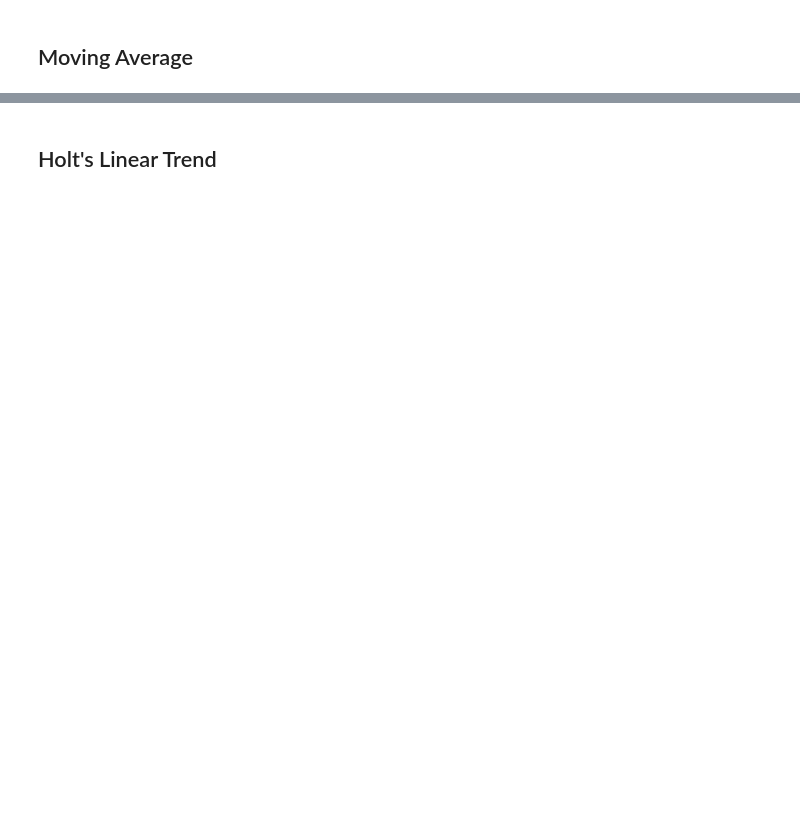
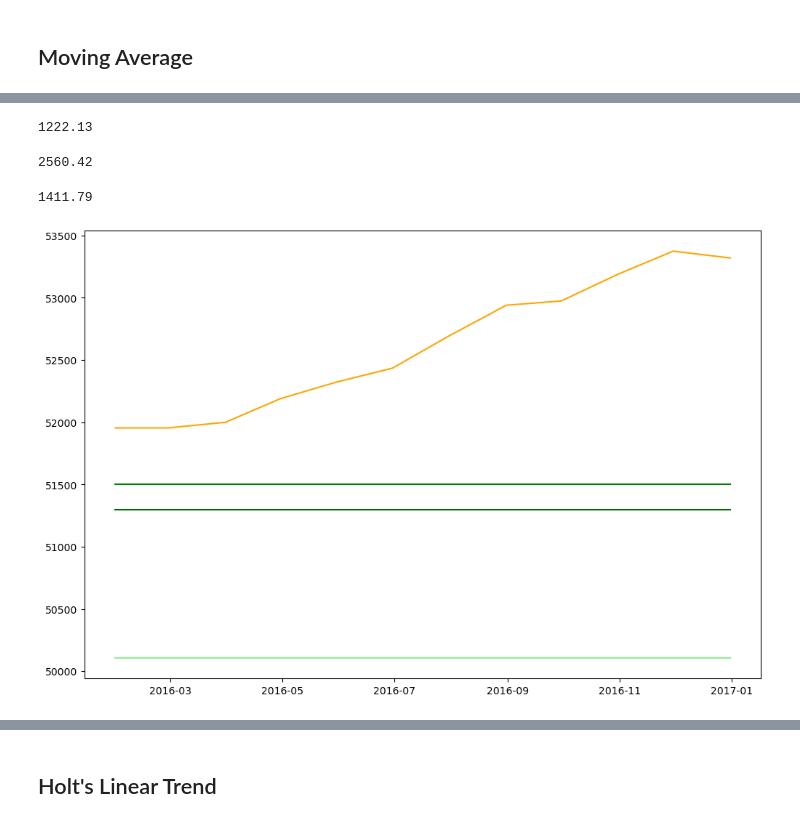
Before and after one commit to Marc-Aradillas/time-series-exercises, a Jupyter notebook: model.ipynb, the cells around one changed output, grey strips where cells are left out. Drawn from its saved outputs; the diff is of its cells as text; code cells hidden in the pictures; blank space fills up the shorter version.

```diff
--- a/model.ipynb
+++ b/model.ipynb
@@ -185,0 +371,3 @@ train.shape, val.shape, test.shape
+# %%
+one_month_rolling = round(month_train.rolling(1).mean()[-1], 2)
+one_month_rolling
@@ -185,0 +378,3 @@ train.shape, val.shape, test.shape
+# %%
+six_month_rolling = round(month_train.rolling(1).mean()[-6], 2)
+six_month_rolling
@@ -185,0 +385,3 @@ train.shape, val.shape, test.shape
+# %%
+weekly_rolling = round(month_train.rolling(4).mean()[-1], 2)
+weekly_rolling
@@ -185,0 +390,7 @@ train.shape, val.shape, test.shape
+# %%
+preds = pd.DataFrame({'actual': month_val,
+                      'one_month_rolling': one_month_rolling,
+                     'six_month_rolling': six_month_rolling,
+                     'weekly_rolling': weekly_rolling})
+
+preds.head()
@@ -185,0 +409,21 @@ train.shape, val.shape, test.shape
+# %%
+eval_preds(preds, 'one_month_rolling')
+# %% [output]
+1222.13
+# %%
+eval_preds(preds, 'six_month_rolling')
+# %% [output]
+2560.42
+# %%
+eval_preds(preds, 'weekly_rolling')
+# %% [output]
+1411.79
+# %%
+plt.figure(figsize=[12,8])
+plt.plot(preds['actual'], c='orange')
+plt.plot(preds['one_month_rolling'], c='green')
+plt.plot(preds['six_month_rolling'], c='lightgreen')
+plt.plot(preds['weekly_rolling'], c='darkgreen')
+plt.show()
+# %% [output]
+[figure, added]
```
Also changed, not shown: parts of 66 cells of this notebook, 1 other file.
